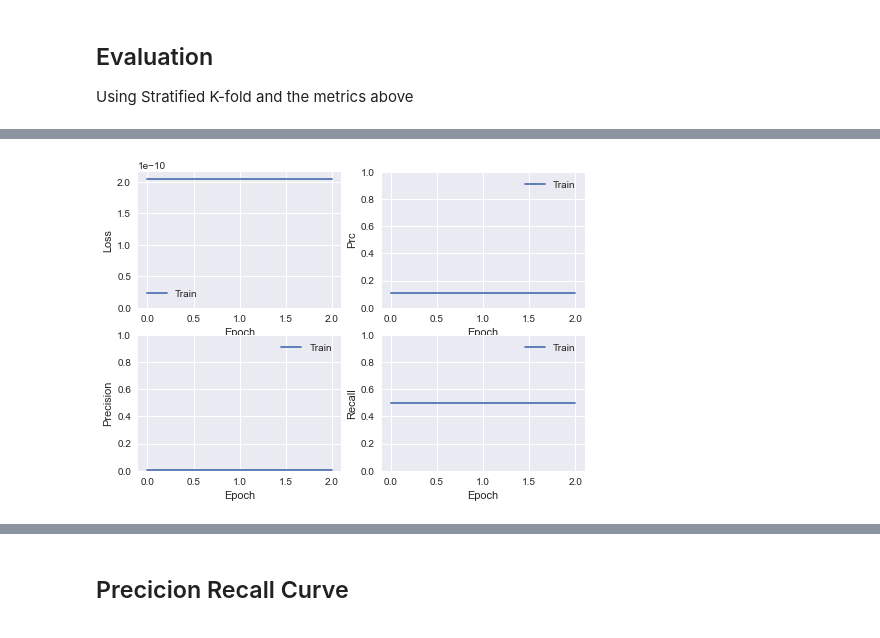
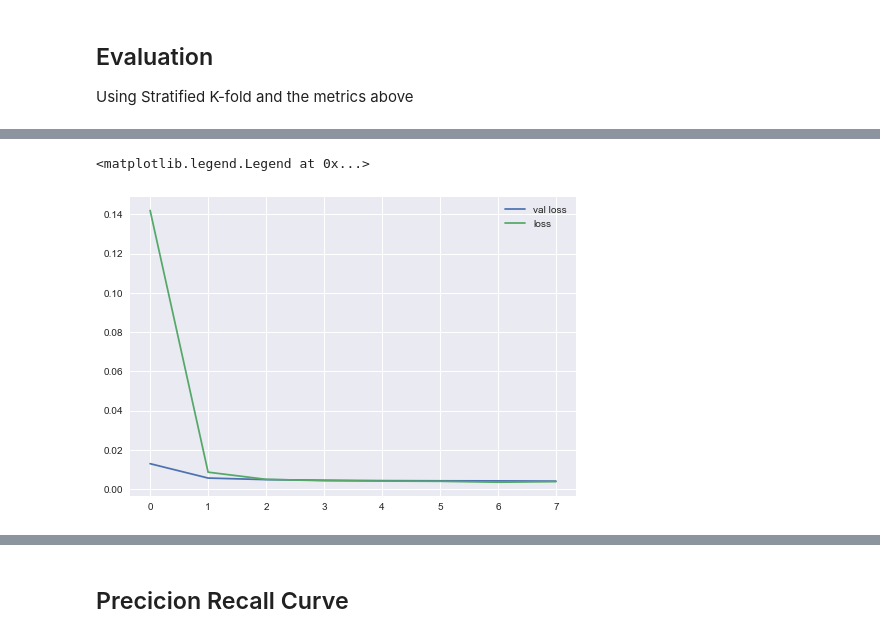
Before and after one commit to bjarnemu/aml2021finalproject, a Jupyter notebook: krog_main.ipynb, the cells around one changed output, grey strips where cells are left out. Drawn from its saved outputs; the diff is of its cells as text; code cells hidden in the pictures.

Commit message:
Keras actually works!

```diff
--- a/krog_main.ipynb
+++ b/krog_main.ipynb
@@ -210,15 +240,17 @@ def plot_metrics(history):
 
         plt.legend()
 # %%
-epochs_ = 3
-batch_size_ = 50
+focal_loss = tfa.losses.SigmoidFocalCrossEntropy(alpha=1, gamma=10)
+epochs_ = 8
+batch_size_ = 25
+
+X_train, X_validation, y_train, y_validation = train_test_split(X_train, y_train, test_size=0.5)
 
 METRICS = [
       keras.metrics.TruePositives(name='tp'),
       keras.metrics.FalsePositives(name='fp'),
       keras.metrics.TrueNegatives(name='tn'),
       keras.metrics.FalseNegatives(name='fn'),
-      keras.metrics.BinaryAccuracy(name='accuracy'),
       keras.metrics.Precision(name='precision'),
       keras.metrics.Recall(name='recall'),
       keras.metrics.AUC(name='auc'),
@@ -226,15 +258,20 @@ METRICS = [
 ]
 
 nn = keras.Sequential([
-    keras.layers.Dense(64, activation="relu"),
-    keras.layers.Dense(32, activation="relu"),
+    keras.layers.Dense(200, activation="relu"),
+    keras.layers.Dropout(0.5),
     keras.layers.Dense(1, activation="sigmoid"),
 ])
 
-nn.compile(optimizer='adam',
-           loss='categorical_crossentropy',
-           metrics=METRICS)
-history = nn.fit(X_train, y_train, epochs=epochs_, batch_size=batch_size_)
-nn.evaluate(X_test, y_test)
-plot_metrics(history)
+
+#Validation data
+
+nn.compile(optimizer=keras.optimizers.Adam(learning_rate=0.0001), #'binary_crossentropy'
+           loss='binary_crossentropy', # Cite this https://towardsdatascience.com/a-loss-function-suitable-for-class-imbalanced-data-focal-loss-af1702d75d75
+           metrics=[keras.metrics.AUC(name='prc', curve='PR')])
+history = nn.fit(X_train, y_train, validation_data=(X_validation, y_validation), epochs=epochs_, batch_size=batch_size_)
+#nn.evaluate(X_test, y_test)
+plt.plot(history.history['val_loss'], label="val loss")
+plt.plot(history.history['loss'], label="loss")
+plt.legend()
 # %% [output]
@@ -248 +294,2 @@ Epoch 3/3
+<matplotlib.legend.Legend at 0x...>
-[figure, old version]
+[figure, new version]
```
Also changed, not shown: parts of 18 cells of this notebook.
